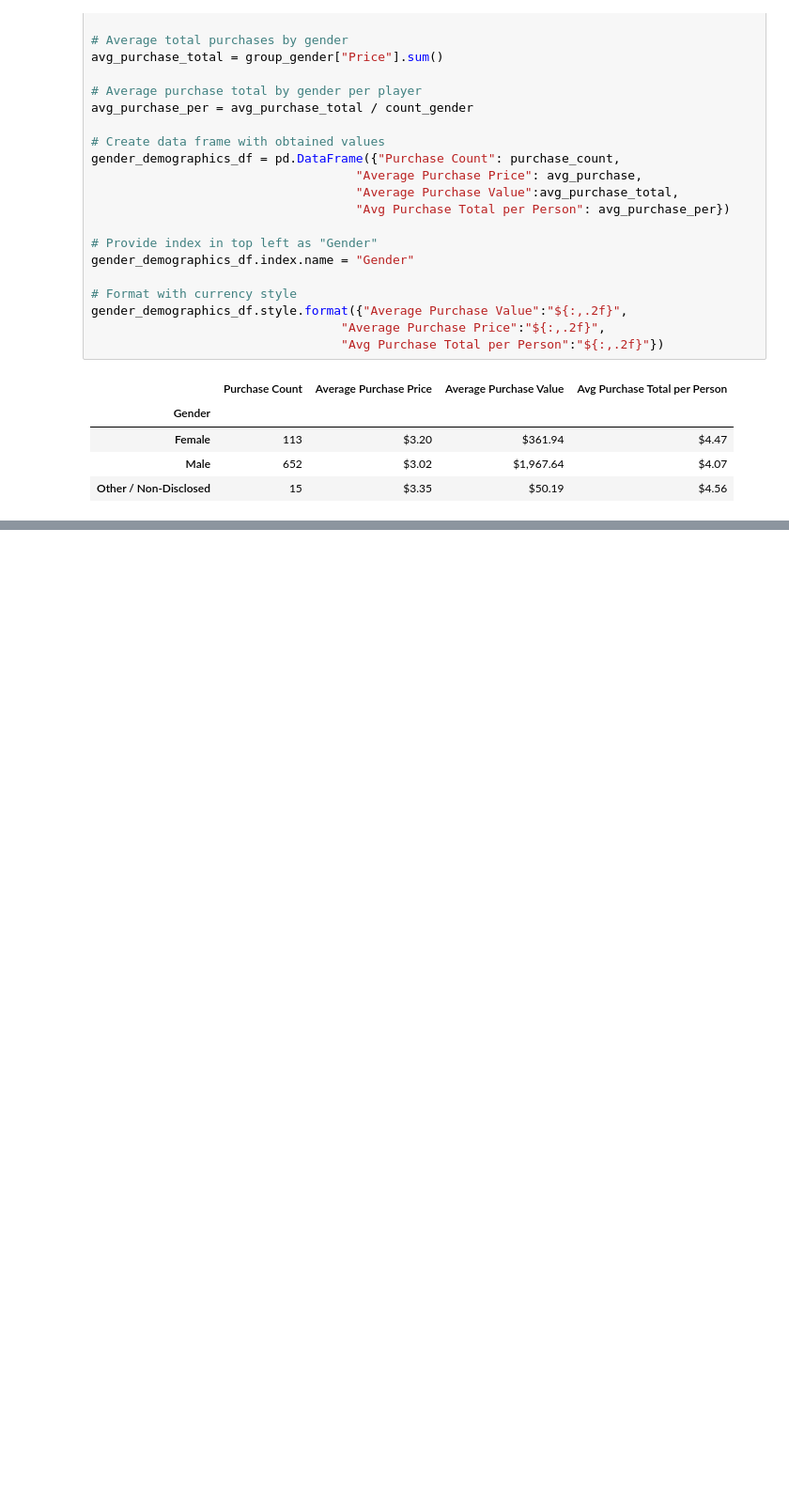
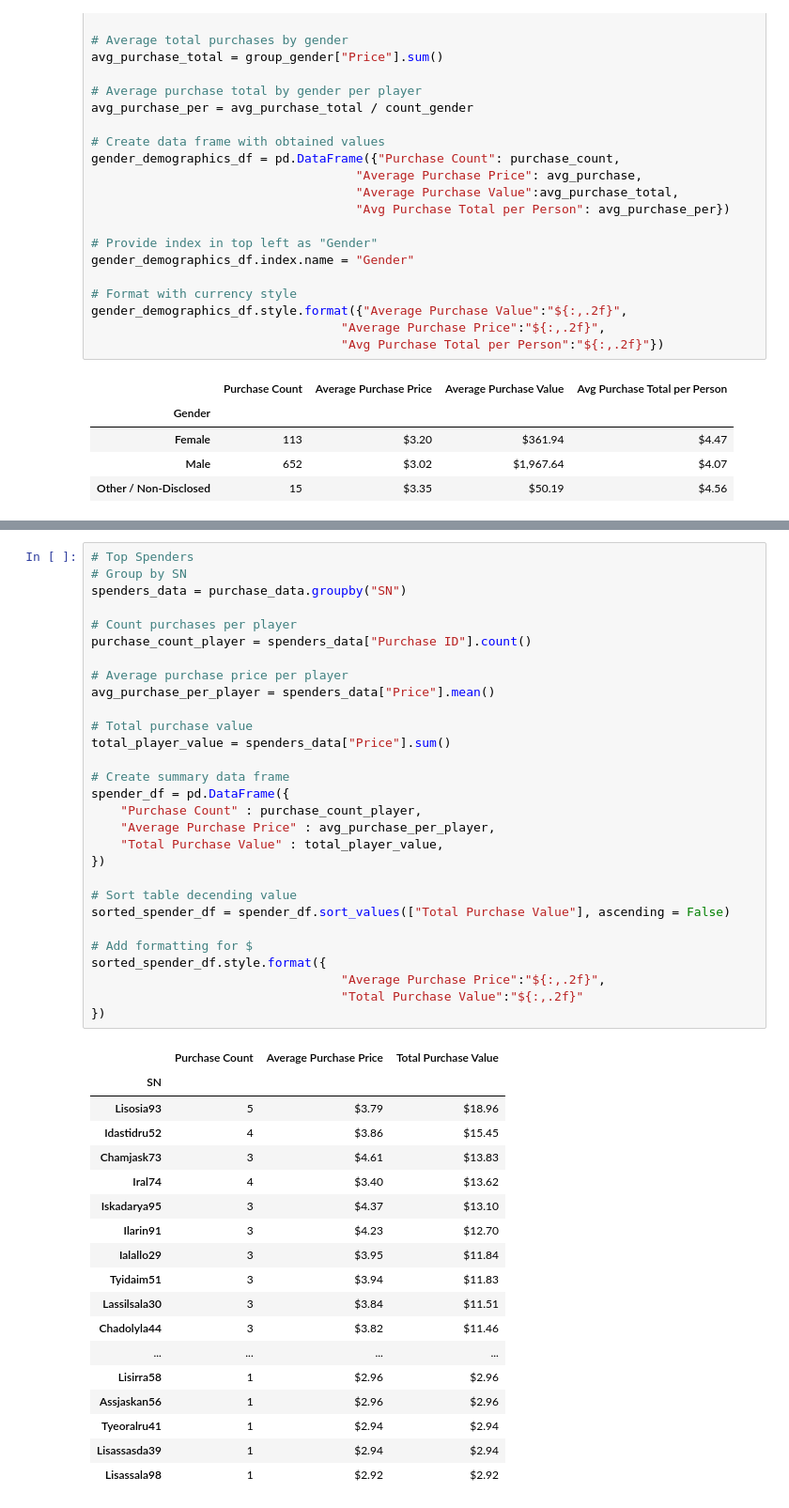
Before and after one commit to abarnatan/App-Sales-Analysis, a Jupyter notebook: HeroesOfPymoli/Heroes Of Pymoli.ipynb, the cells around one changed output, grey strips where cells are left out. Shown at 94% size. Cells and saved outputs as stored; diff of their text form; blank space fills up the shorter version.

```diff
--- a/HeroesOfPymoli/Heroes Of Pymoli.ipynb
+++ b/HeroesOfPymoli/Heroes Of Pymoli.ipynb
@@ -147,0 +187,48 @@ age_demo_df
+# %%
+# Top Spenders
+# Group by SN
+spenders_data = purchase_data.groupby("SN")
+
+# Count purchases per player
+purchase_count_player = spenders_data["Purchase ID"].count()
+
+# Average purchase price per player
+avg_purchase_per_player = spenders_data["Price"].mean()
+
+# Total purchase value
+total_player_value = spenders_data["Price"].sum()
+
+# Create summary data frame
+spender_df = pd.DataFrame({
+    "Purchase Count" : purchase_count_player,
+    "Average Purchase Price" : avg_purchase_per_player,
+    "Total Purchase Value" : total_player_value,
+})
+
+# Sort table decending value
+sorted_spender_df = spender_df.sort_values(["Total Purchase Value"], ascending = False)
+
+# Add formatting for $
+sorted_spender_df.style.format({
+                                  "Average Purchase Price":"${:,.2f}",
+                                  "Total Purchase Value":"${:,.2f}"
+})
+# %% [output]
+|  | Purchase Count | Average Purchase Price | Total Purchase Value |
+| SN |  |  |  |
+| Lisosia93 | 5 | $3.79 | $18.96 |
+| Idastidru52 | 4 | $3.86 | $15.45 |
+| Chamjask73 | 3 | $4.61 | $13.83 |
+| Iral74 | 4 | $3.40 | $13.62 |
+| Iskadarya95 | 3 | $4.37 | $13.10 |
+| Ilarin91 | 3 | $4.23 | $12.70 |
+| Ialallo29 | 3 | $3.95 | $11.84 |
+| Tyidaim51 | 3 | $3.94 | $11.83 |
+| Lassilsala30 | 3 | $3.84 | $11.51 |
+| Chadolyla44 | 3 | $3.82 | $11.46 |
+| ... | ... | ... | ... |
+| Lisirra58 | 1 | $2.96 | $2.96 |
+| Assjaskan56 | 1 | $2.96 | $2.96 |
+| Tyeoralru41 | 1 | $2.94 | $2.94 |
+| Lisassasda39 | 1 | $2.94 | $2.94 |
+| Lisassala98 | 1 | $2.92 | $2.92 |
```
Also changed, not shown: parts of 4 cells of this notebook.
